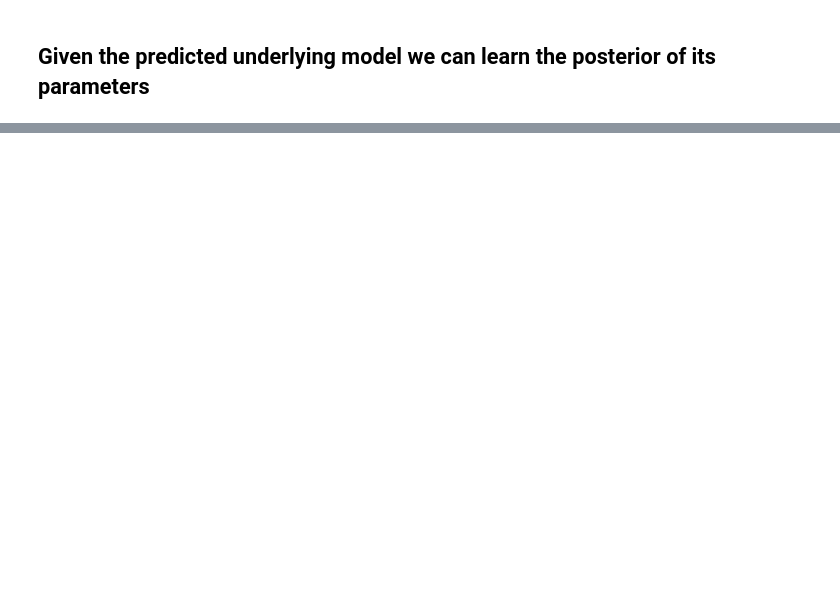
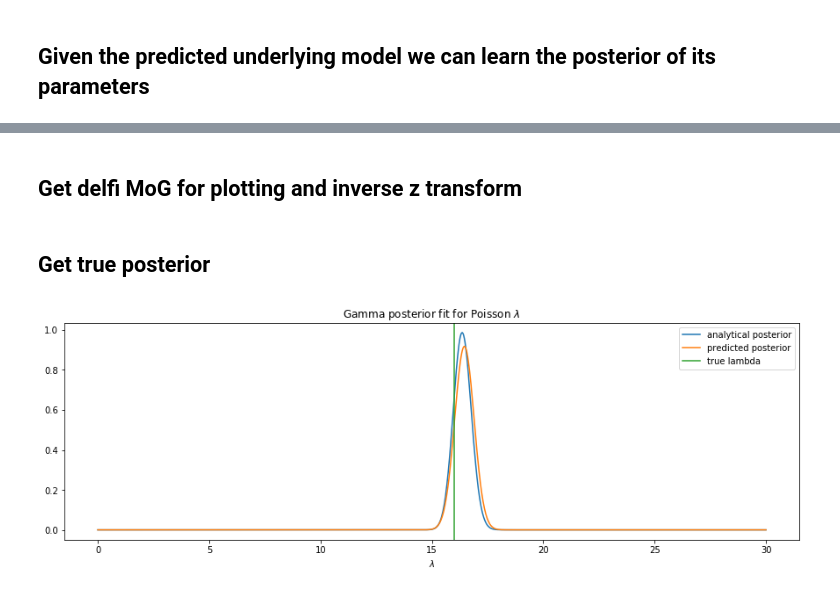
Before and after one commit to janfb/mcabc, a Jupyter notebook: notebooks/ModelComparison_ToyExample.ipynb, the cells around one changed output, grey strips where cells are left out. Drawn from its saved outputs; the diff is of its cells as text; code cells hidden in the pictures; blank space fills up the shorter version.

Commit message:
toy example comparison with normed priorsˆ

```diff
--- a/notebooks/ModelComparison_ToyExample.ipynb
+++ b/notebooks/ModelComparison_ToyExample.ipynb
@@ -105 +106,10 @@ sx_poi, training_norm = normalize(sx_poi)
+# %%
+# calculate stats for poisson model
+sx_poi = calculate_stats_toy_examples(data_poi)
+
+# normalize data
+sx_poi_zt, data_norm = normalize(sx_poi)
+
+# normalize prior params
+params_poi_zt, prior_norm = normalize(params_poi)
 # %%
@@ -111 +122,22 @@ post_poisson = get_mog_posterior(model, sx_obs, thetas_poisson)
+# %%
+# normalize the observed data
+sx_obs_zt, data_norm = normalize(sx_obs, data_norm)
+# %% [markdown]
+## Get delfi MoG for plotting and inverse z transform
+# %%
+(out_alpha, out_sigma, out_mu) = model_params_mdn(Variable(torch.Tensor(sx_obs_zt)))
+
+# convert to dd format
+a = out_alpha.data.numpy().squeeze().tolist()
+ms = [[m] for m in out_mu.data.numpy().squeeze().tolist()]
+Ss = [[[s**2]] for s in out_sigma.data.numpy().squeeze().tolist()]
+
+# set up dd MoG object
+mog_posterior_delfi_zt = MoG(a=a, ms=ms, Ss=Ss)
+# %%
+# transform back to prior ranges
+mog_posterior_delfi = mog_posterior_delfi_zt.ztrans_inv(mean=prior_norm[0], std=prior_norm[1])
+posterior_pdvalues = mog_posterior_delfi.eval(x=thetas_poisson.reshape(1000, -1), log=False)
+# %% [markdown]
+## Get true posterior
 # %%
@@ -121,11 +152,13 @@ true_post_poisson = gamma.pdf(x=thetas_poisson, a=k_post, scale=scale_post)
 # %%
 plt.figure(figsize=(15, 10))
 
 plt.subplot(211)
 plt.title(r'Gamma posterior fit for Poisson $\lambda$')
 # plt.plot(thetas_poisson, gamma_prior.pdf(thetas_poisson), label='prior')
 plt.plot(thetas_poisson, true_post_poisson, label='analytical posterior')
-plt.plot(thetas_poisson, post_poisson.data.numpy(), label='predicted posterior')
+plt.plot(thetas_poisson, posterior_pdvalues, label='predicted posterior')
 plt.axvline(x=k1 * theta1, color="C2", label='true lambda')
 plt.legend()
 plt.xlabel(r'$\lambda$');
+# %% [output]
+[figure, added]
```
Also changed, not shown: parts of 10 cells of this notebook.
